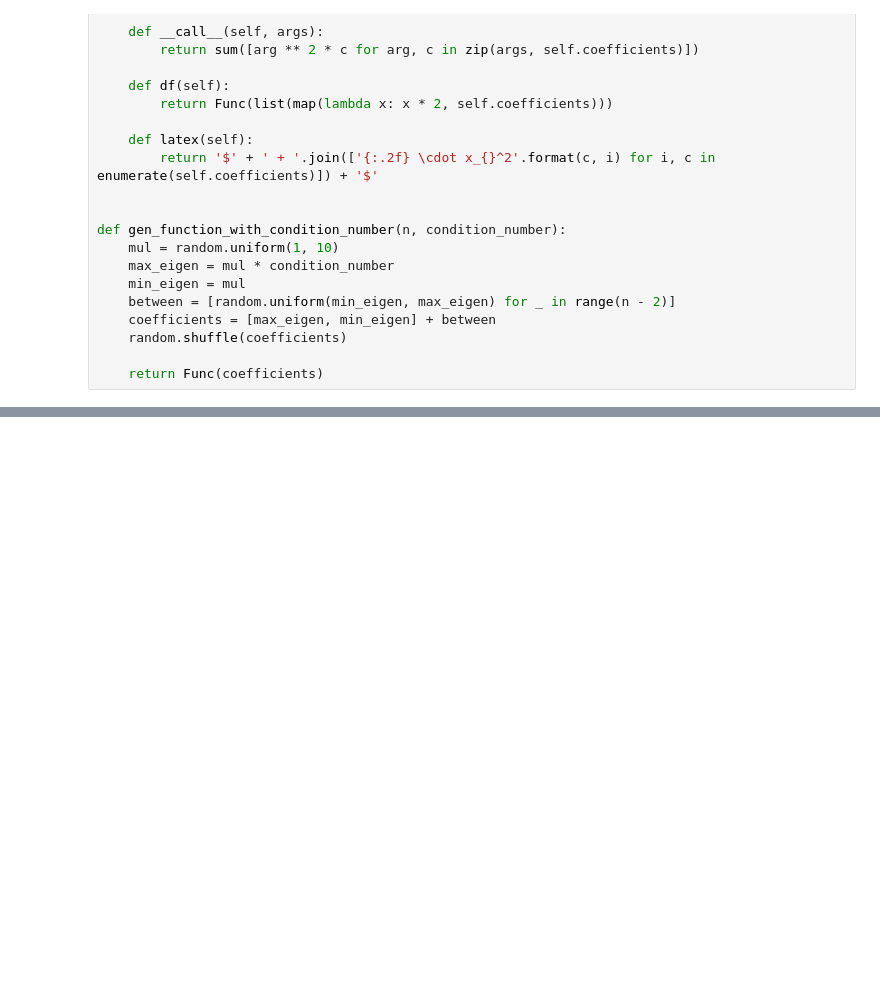
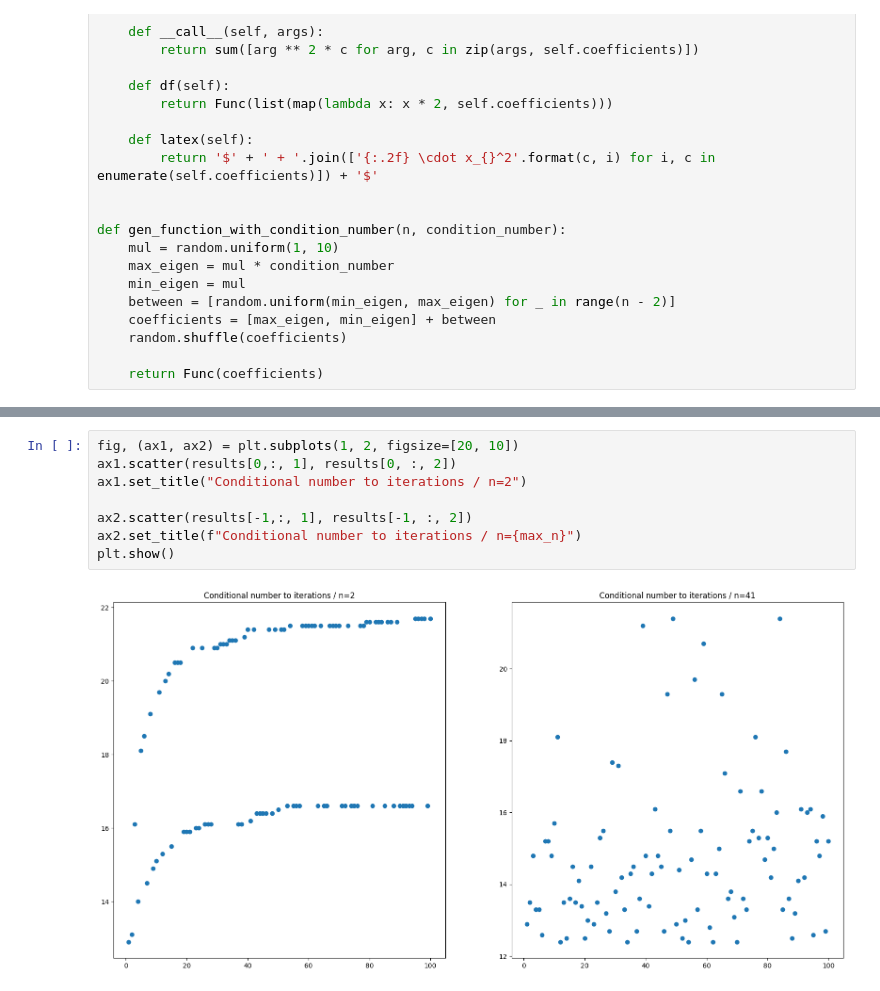
Before and after one commit to ars860/MO, a Jupyter notebook: task_4.ipynb, the cells around one changed output, grey strips where cells are left out. Cells and saved outputs as stored; diff of their text form; blank space fills up the shorter version.

```diff
--- a/task_4.ipynb
+++ b/task_4.ipynb
@@ -63 +67,11 @@ plt.show()
+# %%
+fig, (ax1, ax2) = plt.subplots(1, 2, figsize=[20, 10])
+ax1.scatter(results[0,:, 1], results[0, :, 2])
+ax1.set_title("Conditional number to iterations / n=2")
+
+ax2.scatter(results[-1,:, 1], results[-1, :, 2])
+ax2.set_title(f"Conditional number to iterations / n={max_n}")
+plt.show()
+# %% [output]
+[figure, added]
 # %%
```
Also changed, not shown: parts of 7 cells of this notebook, 2 other files.
